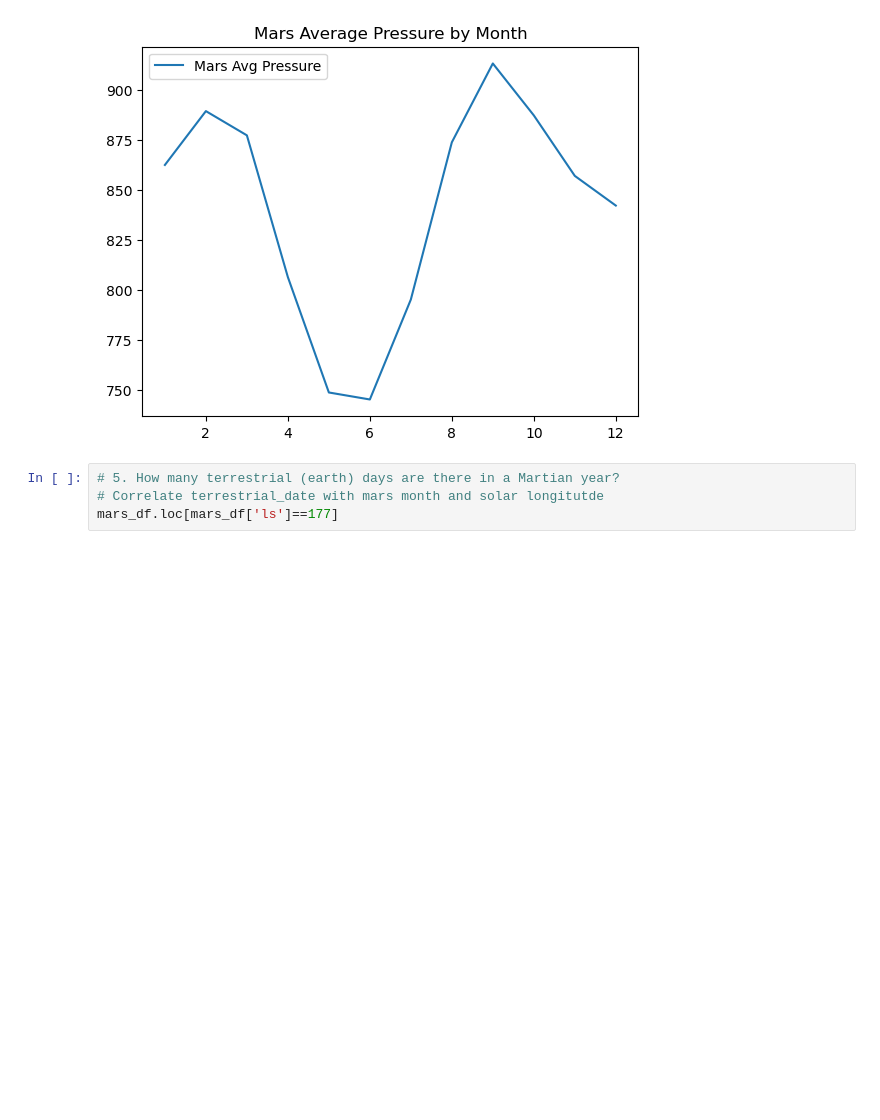
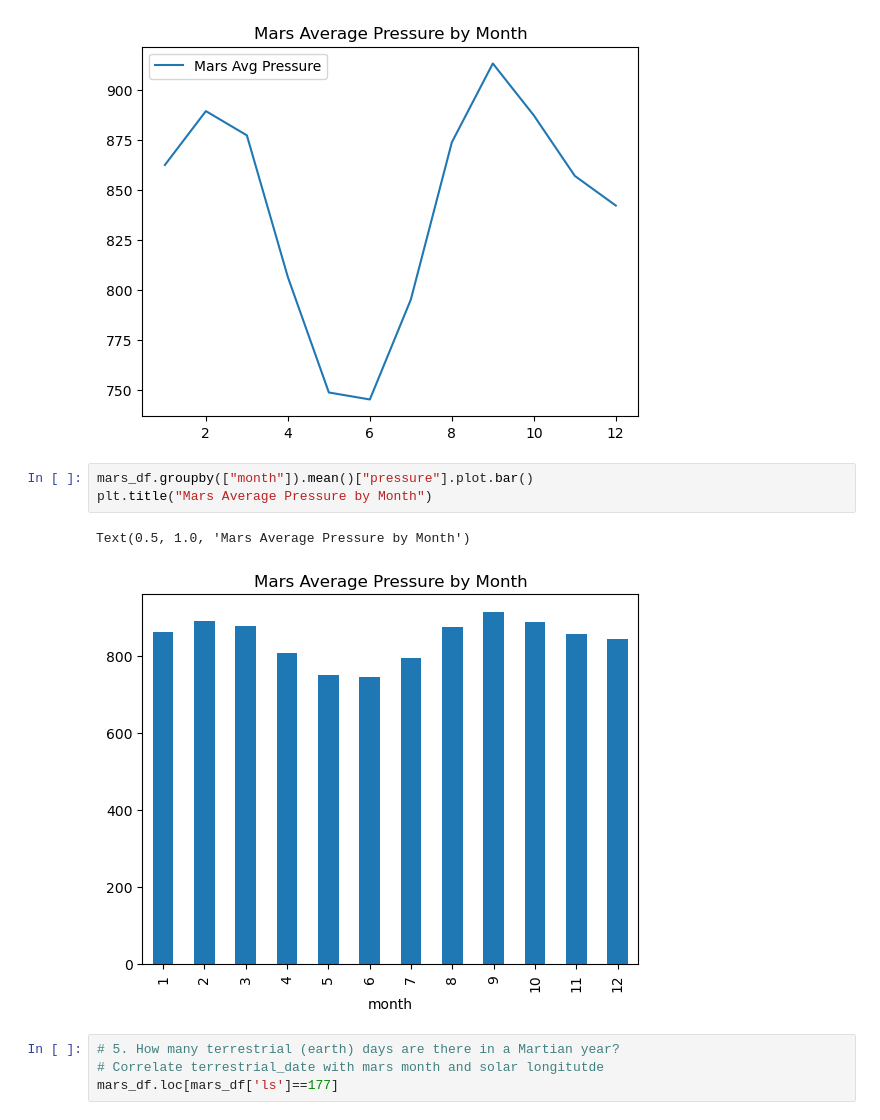
Before and after one commit to scottemac00/Mission-to-Mars, a Jupyter notebook: part_2_mars_weather.ipynb, the cells around one changed output. Saved outputs shown, nothing was run; the diff lists cells and outputs as text; blank space fills up the shorter version.

Commit message:
Added graph for Deliverable 2

```diff
--- a/part_2_mars_weather.ipynb
+++ b/part_2_mars_weather.ipynb
@@ -296,6 +296,12 @@ plt.legend()
 plt.show()
 # %% [output]
 [figure]
+# %%
+mars_df.groupby(["month"]).mean()["pressure"].plot.bar()
+plt.title("Mars Average Pressure by Month")
+# %% [output]
+Text(0.5, 1.0, 'Mars Average Pressure by Month')
+[figure, added]
 # %%
 # 5. How many terrestrial (earth) days are there in a Martian year?
 # Correlate terrestrial_date with mars month and solar longitutde
```
